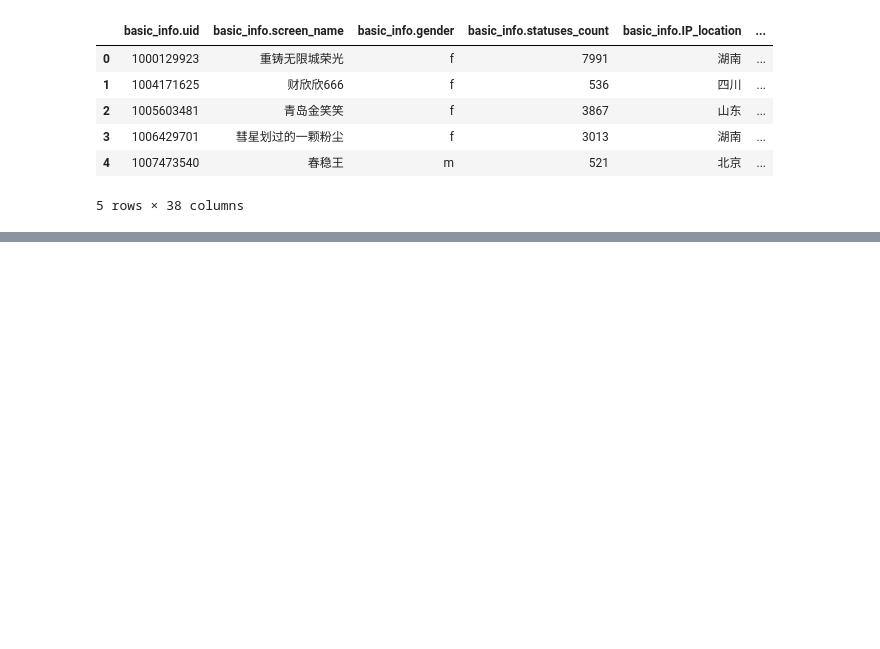
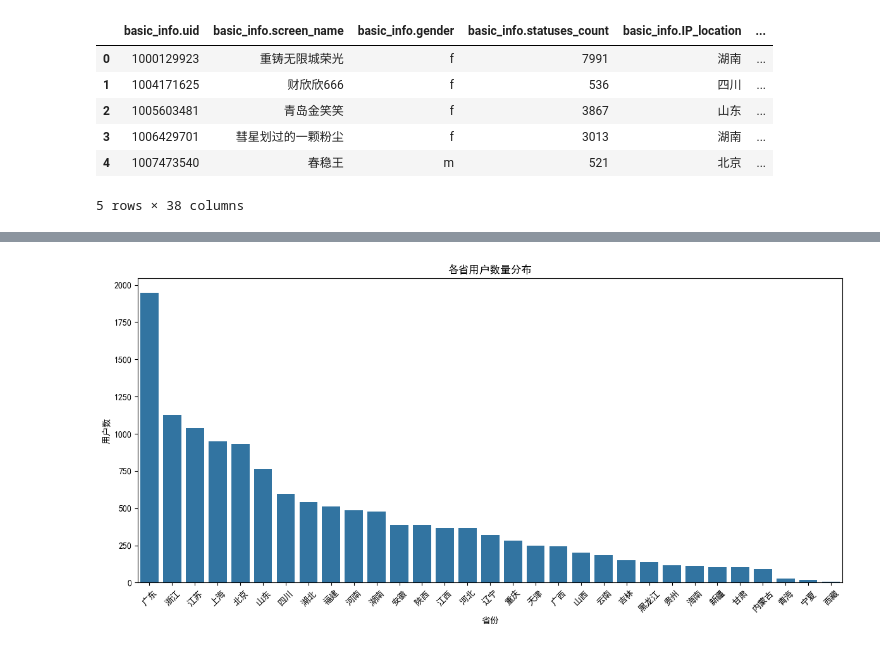
Before and after one commit to YoruRain/ProvincialMentalHealth, a Jupyter notebook: profile/user_profile.ipynb, the cells around one changed output, grey strips where cells are left out. Drawn from its saved outputs; the diff is of its cells as text; code cells hidden in the pictures; blank space fills up the shorter version.

Commit message:
Province-based User Analysis Foundation

```diff
--- a/profile/user_profile.ipynb
+++ b/profile/user_profile.ipynb
@@ -90,8 +90,8 @@ def process_sentiment_type(sentiment_analysis_dict: dict):
 # %%
 class SentimentAnalysis:
     def __init__(self, analysis_dict):
-        self.created_at = analysis_dict.get("created_at")
-        self.post_interval = analysis_dict.get("post_interval")
+        # self.created_at = analysis_dict.get("created_at")
+        # self.post_interval = analysis_dict.get("post_interval")
         self.mentions = analysis_dict.get("mentions", [])
         self.topics = analysis_dict.get("topics", [])
         self.comprehensive_sentiment = analysis_dict.get("comprehensive_sentiment", {})
@@ -108,6 +108,9 @@ class Weibo:
         self.attitudes_count = attitudes_count
         self.comments_count = comments_count
         self.reposts_count = reposts_count
+
+        self.mentions = sentiment_analysis.mentions if sentiment_analysis else []
+        self.topics = sentiment_analysis.topics if sentiment_analysis else []
         self.sentiment_analysis = sentiment_analysis
 
 class User:
@@ -336,8 +339,8 @@ class UserProfile:
         topics = []
 
         for weibo in self.user.weibos:
-            mentions.extend(weibo.sentiment_analysis.mentions)
-            topics.extend(weibo.sentiment_analysis.topics)
+            mentions.extend(weibo.mentions)
+            topics.extend(weibo.topics)
 
         return {
             'social_activity_level': self._categorize_social_level(total_interactions),
@@ -570,0 +594,5 @@ for profile in profile_list:
+# %%
+# 提取省份字段（假设IP_location格式为"省份/城市"或"省份"）
+df_profile['省份'] = df_profile['basic_info.IP_location'].str.split('/').str[0]
+print("处理后的省份数据示例：")
+print(df_profile['省份'].value_counts().head())  # 查看省份分布前几名
@@ -570,0 +608,19 @@ for profile in profile_list:
+# %%
+import matplotlib.pyplot as plt
+import seaborn as sns
+
+# 设置matplotlib显示中文
+plt.rcParams['font.sans-serif'] = ['SimHei', 'Microsoft YaHei', 'Arial Unicode MS']  # 任选其一即可
+plt.rcParams['axes.unicode_minus'] = False
+
+plt.figure(figsize=(12,6))
+province_counts = df_profile['basic_info.IP_location'].value_counts()
+sns.barplot(x=province_counts.index, y=province_counts.values)
+plt.xticks(rotation=45)
+plt.title('各省用户数量分布')
+plt.ylabel('用户数')
+plt.xlabel('省份')
+plt.tight_layout()
+plt.show()
+# %% [output]
+[figure, added]
```
Also changed, not shown: parts of 14 cells of this notebook.
